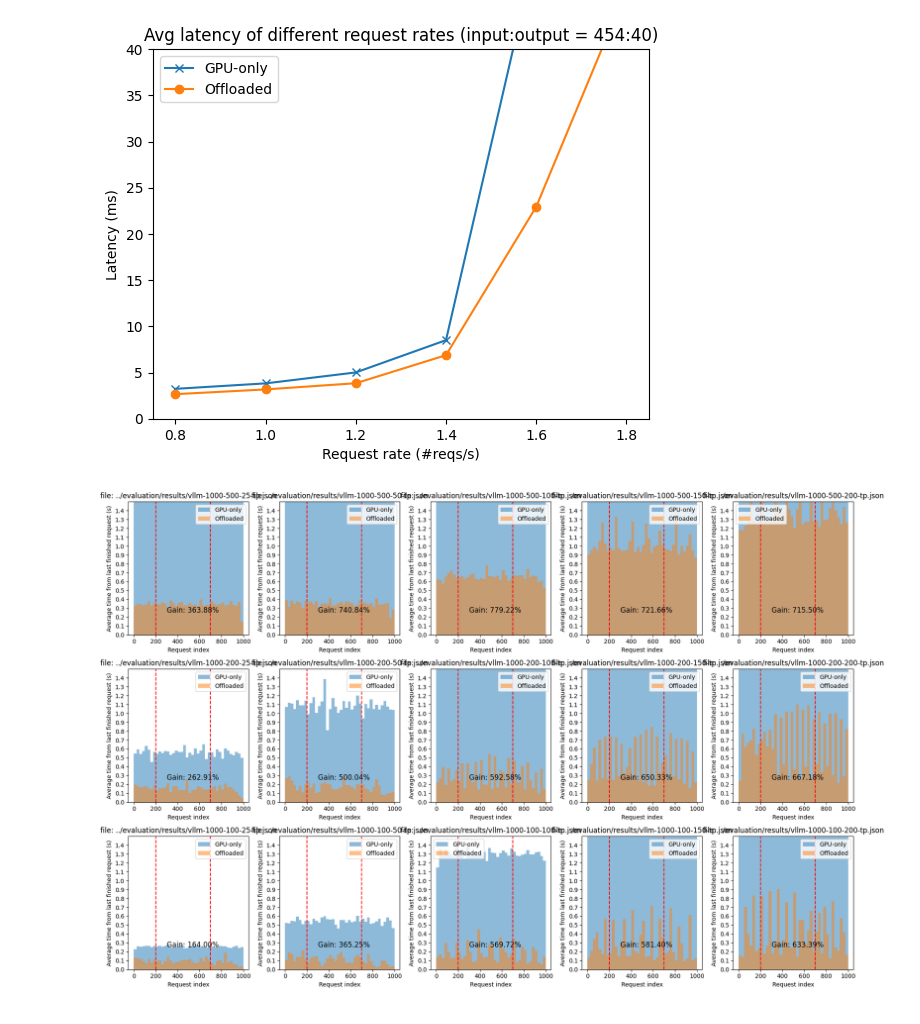
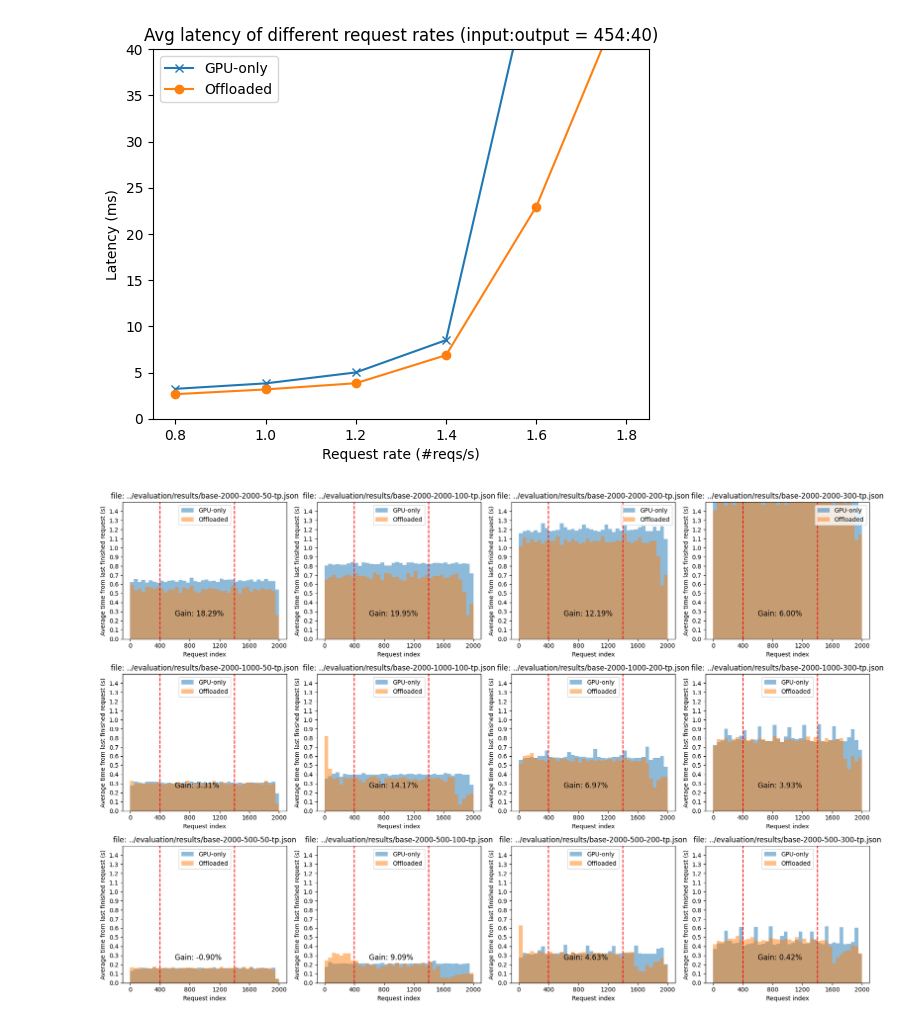
Before and after one commit to SwiftSeal03/swiftLLM, a Jupyter notebook: profile/e2e-illst.ipynb, the cells around one changed output. Saved outputs shown, nothing was run; the diff lists cells and outputs as text; code cells hidden in the pictures.

Commit message:
add vllm chunked prefill test

```diff
--- a/profile/e2e-illst.ipynb
+++ b/profile/e2e-illst.ipynb
@@ -8,9 +8,9 @@ import numpy as np
 # output_lens = [30, 50, 70, 90]
 
 in_len = 1038
-num_data = 1000
-input_lens = [100, 200, 500]
-output_lens = [25, 50, 100, 150, 200]
+num_data = 2000
+input_lens = [500, 1000, 2000]
+output_lens = [50, 75, 100, 150, 200]
 
 fig, axes = plt.subplots(1, 3, figsize=(15, 5))
 
@@ -42,8 +42,11 @@ for i, in_len in enumerate(input_lens):
   axes[i].set_xlabel('Output length')
   axes[i].set_ylabel('Throughput (#reqs/s)')
   axes[i].set_title(f'Input length = {in_len}')
-  axes[i].set_yticks(np.arange(0, 9, 1))
+  axes[i].set_yticks(np.arange(0.5, 1.5, 0.1))
 
 plt.legend()
-plt.suptitle(f'Relative gains on different input lengthes and output lengths')
+# plt.suptitle(f'Relative gains on different input lengthes and output lengths')
+# font size
+# fig size - default
+# fix output length
 # %% [output]
@@ -210,7 +213,7 @@ def draw_req_bar_diagram(file_names, ax: plt.Axes):
   ax.text(ndata * 0.3, 0.25, f'Gain: {gain*100:.2f}%', fontsize=12)
 
 def draw_req_bar_diagram_mock(in_len, out_len, ax: plt.Axes):
-  file_names = [f'vllm-{num_data}-{in_len}-{out_len}-tp.json', f'ours-{num_data}-{in_len}-{out_len}-tp.json']
+  file_names = [f'base-{num_data}-{in_len}-{out_len}-tp.json', f'ours-{num_data}-{in_len}-{out_len}-tp.json']
   draw_req_bar_diagram(file_names, ax)
 
 def draw_req_bar_diagram_real(name: str, ax: plt.Axes):
@@ -254,36 +257,36 @@ def draw_itr_bar_diagram(in_len, out_len, ax: plt.Axes):
     )
     print(sum(ntok_of_seg))
 
   # ax.set_xticks(list(range(0, ndata, disp_seg_len)) + [ndata + 1])
   # ax.set_yticks([i * 0.1 for i in range(30)])
   # ax.set_ylim(0, 3.0)
   ax.set_xlabel('Time (s)')
   ax.set_ylabel('Number of tokens')
   ax.legend()
   ax.title.set_text(f'input length = {in_len}, output length = {out_len}')
 
-nr, nc = 3, 5
+nr, nc = 3, 4
 fig, axes = plt.subplots(nr, nc)
 
-num_data = 1000
+num_data = 2000
 in2out = {
   # 406: [200]
   # 526: [100, 300, 500, 700, 900]
   # 2542: [30, 50, 70, 90]
   # 1038: [50, 100, 200, 500]
-  500: [25, 50, 100, 150, 200],
-  200: [25, 50, 100, 150, 200],
-  100: [25, 50, 100, 150, 200],
+  2000: [50, 100, 200, 300],
+  1000: [50, 100, 200, 300],
+  500: [50, 100, 200, 300],
 }
 
 settings = [(in_len, out_len) for in_len in in2out for out_len in in2out[in_len]]
 
 fig.set_size_inches(18, 12)
 # draw_req_bar_diagram_real('arxiv', axes[0, 0])
 for i, (in_len, out_len) in enumerate(settings):
   draw_req_bar_diagram_mock(in_len, out_len, axes[i // nc, i % nc])
   # draw_itr_bar_diagram(in_len, out_len, axes[i // nc, i % nc])
 
 plt.tight_layout()
 # %% [output]
-[figure, old version]
+[figure, new version]
```
Also changed, not shown: parts of 1 cell of this notebook, 2 other files.
